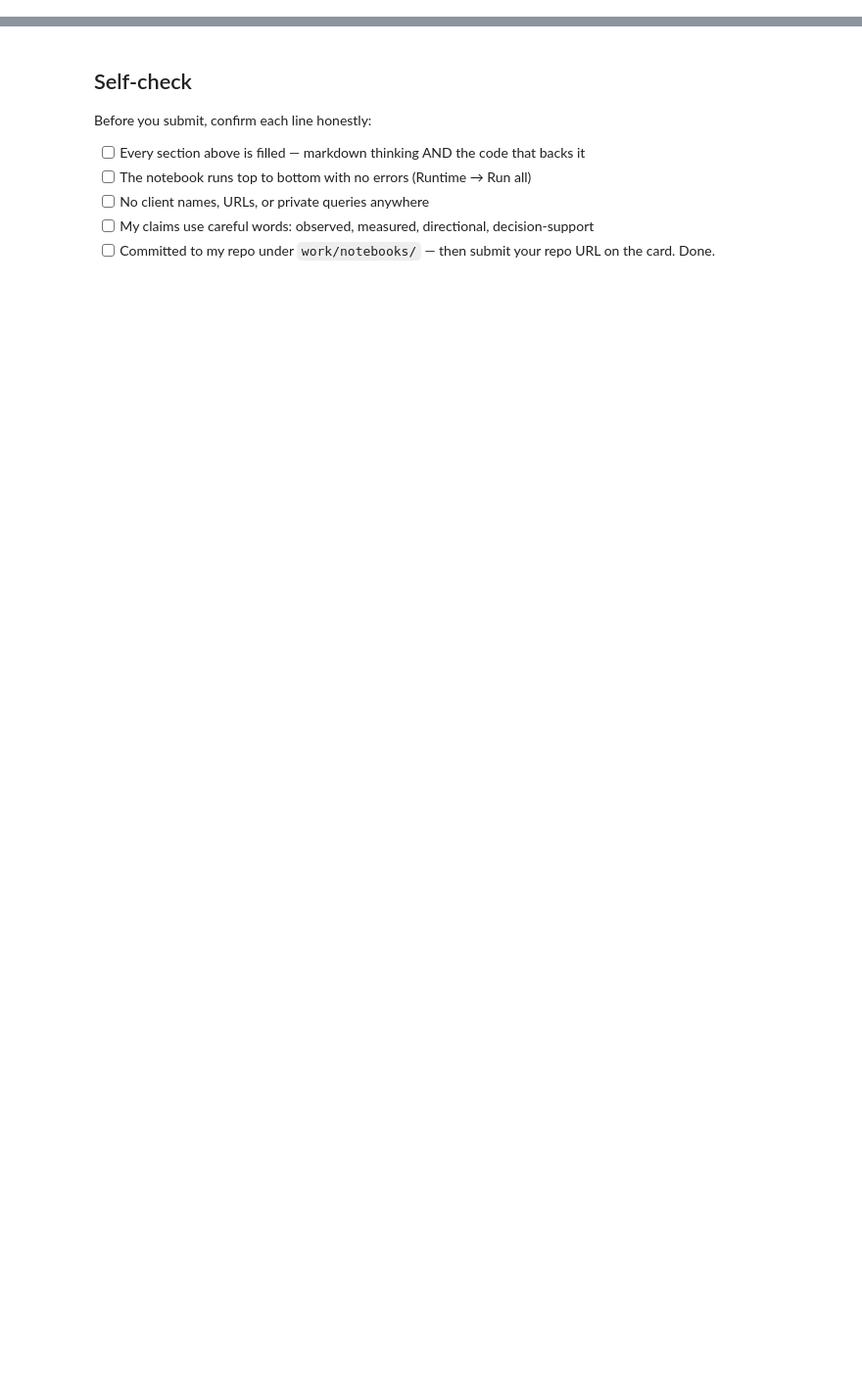
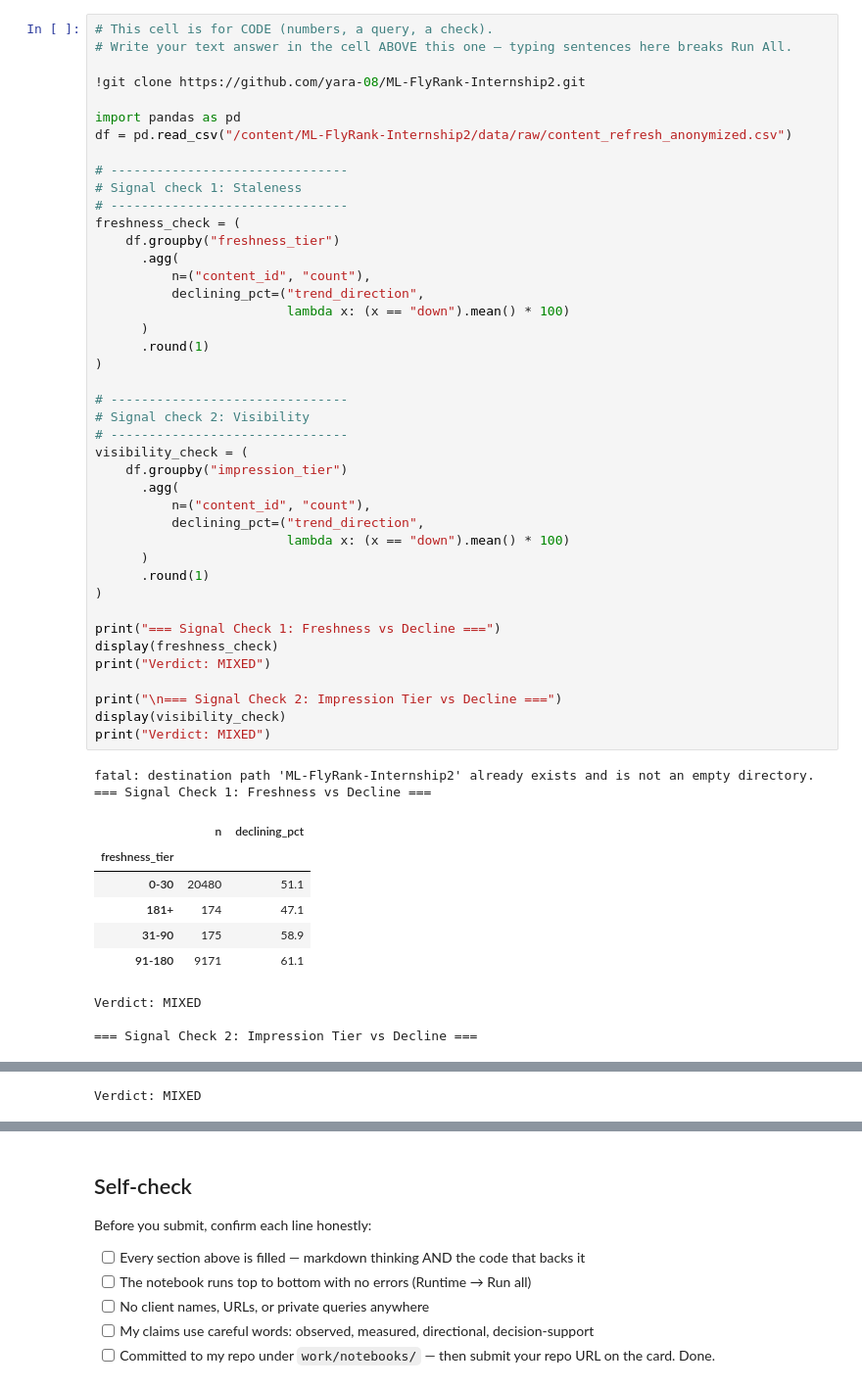
Before and after one commit to yara-08/ML-FlyRank-Internship2, a Jupyter notebook: work/notebooks/w04_baseline_score.ipynb, the cells around one changed output, grey strips where cells are left out. Shown at 98% size. Saved outputs shown, nothing was run; the diff lists cells and outputs as text; blank space fills up the shorter version.

```diff
--- a/work/notebooks/w04_baseline_score.ipynb
+++ b/work/notebooks/w04_baseline_score.ipynb
@@ -36,0 +24,54 @@ This skeleton is yours to fill. Work the sections **in order** — each one has
+# %%
+# This cell is for CODE (numbers, a query, a check).
+# Write your text answer in the cell ABOVE this one — typing sentences here breaks Run All.
+
+!git clone https://github.com/yara-08/ML-FlyRank-Internship2.git
+
+import pandas as pd
+df = pd.read_csv("/content/ML-FlyRank-Internship2/data/raw/content_refresh_anonymized.csv")
+
+# -------------------------------
+# Signal check 1: Staleness
+# -------------------------------
+freshness_check = (
+    df.groupby("freshness_tier")
+      .agg(
+          n=("content_id", "count"),
+          declining_pct=("trend_direction",
+                         lambda x: (x == "down").mean() * 100)
+      )
+      .round(1)
+)
+
+# -------------------------------
+# Signal check 2: Visibility
+# -------------------------------
+visibility_check = (
+    df.groupby("impression_tier")
+      .agg(
+          n=("content_id", "count"),
+          declining_pct=("trend_direction",
+                         lambda x: (x == "down").mean() * 100)
+      )
+      .round(1)
+)
+
+print("=== Signal Check 1: Freshness vs Decline ===")
+display(freshness_check)
+print("Verdict: MIXED")
+
+print("\n=== Signal Check 2: Impression Tier vs Decline ===")
+display(visibility_check)
+print("Verdict: MIXED")
+# %% [output]
+fatal: destination path 'ML-FlyRank-Internship2' already exists and is not an empty directory.
+=== Signal Check 1: Freshness vs Decline ===
+|  | n | declining_pct |
+| freshness_tier |  |  |
+| 0-30 | 20480 | 51.1 |
+| 181+ | 174 | 47.1 |
+| 31-90 | 175 | 58.9 |
+| 91-180 | 9171 | 61.1 |
+Verdict: MIXED
+
+=== Signal Check 2: Impression Tier vs Decline ===
@@ -36,0 +84 @@ This skeleton is yours to fill. Work the sections **in order** — each one has
+Verdict: MIXED
```
Also changed, not shown: parts of 16 cells of this notebook.
